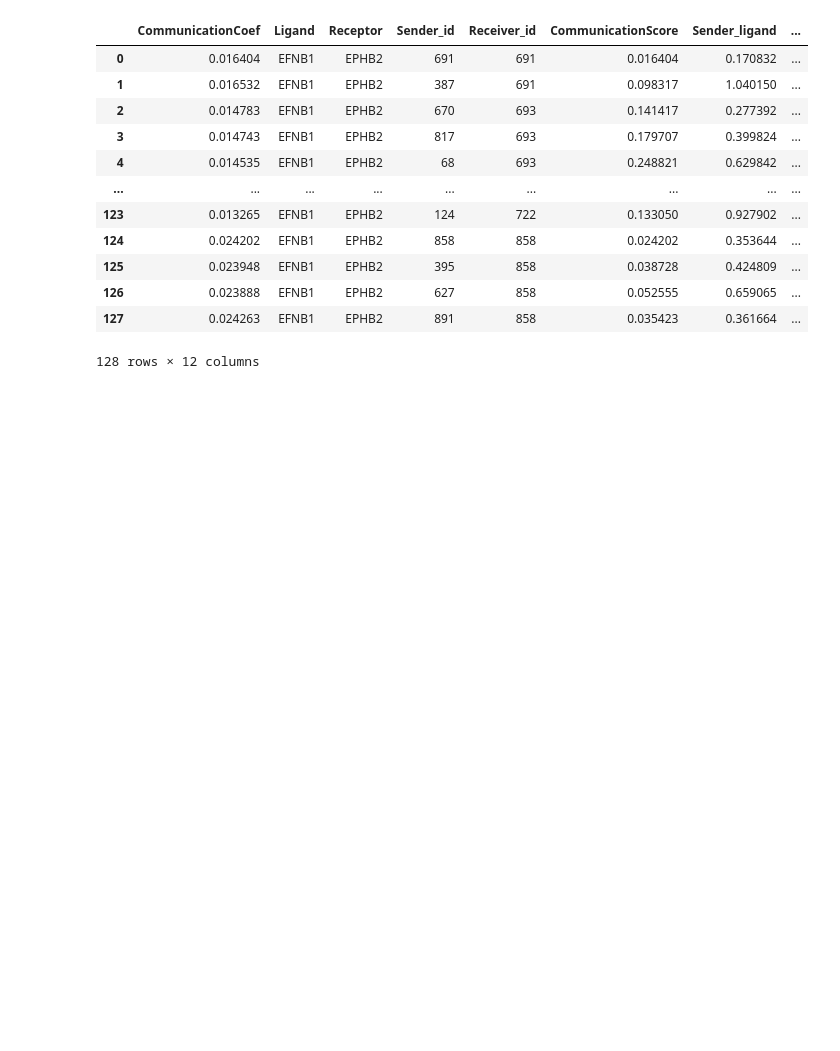
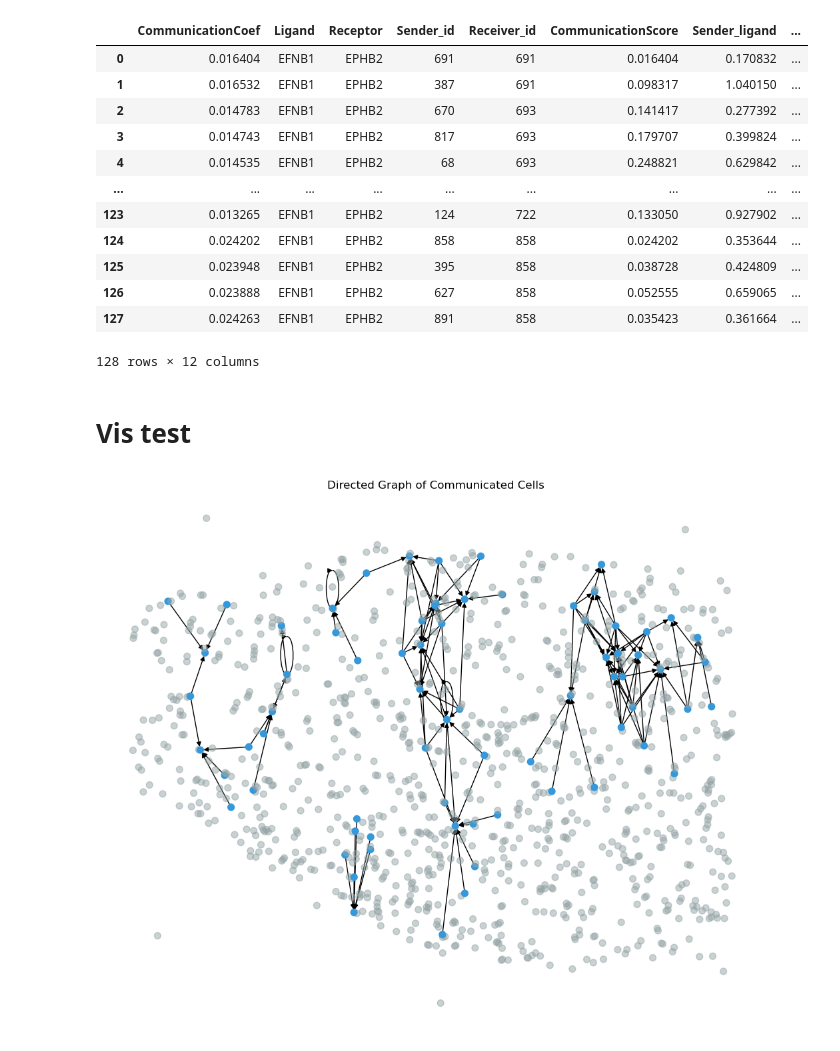
Before and after one commit to yeonsoo00/mSPACE, a Jupyter notebook: test_.ipynb, the cells around one changed output. Drawn from its saved outputs; the diff is of its cells as text; code cells hidden in the pictures; blank space fills up the shorter version.

Commit message:
plot for communicating cells updated

```diff
--- a/test_.ipynb
+++ b/test_.ipynb
@@ -56,3 +72,5 @@ df_filtered
 | 126 | 0.023888 | EFNB1 | EPHB2 | 627 | 858 | 0.052555 | 0.659065 | ... |
 | 127 | 0.024263 | EFNB1 | EPHB2 | 891 | 858 | 0.035423 | 0.361664 | ... |
 128 rows × 12 columns
+# %% [markdown]
+# Vis test
@@ -58,0 +87,19 @@ df_filtered
+# %%
+def getcolorlist():
+    # Define colormaps
+    cmap1 = plt.cm.tab20(np.linspace(0, 1, 10))
+    cmap2 = plt.cm.tab20b(np.linspace(0, 1, 10))
+    cmap3 = plt.cm.tab20c(np.linspace(0, 1, 10))
+
+    # Combine them into one array of colors
+    all_colors = np.vstack([cmap1, cmap2, cmap3])
+    hex_colors = [f"#{int(255 * r):02x}{int(255 * g):02x}{int(255 * b):02x}" for r, g, b, a in all_colors]
+
+    return hex_colors
+def buildgraphfromprocessfile(locationlist,graph_node_id_name, celltype,colored_node_ids):
+    colorlist = getcolorlist()
+    G=nx.DiGraph()
+    for nodeid, (nodename, loc) in tqdm(enumerate(zip(graph_node_id_name, locationlist)), total=len(locationlist), desc="Creating Di-graph"):
+        G.add_node(nodeid,pos=loc,color=colorlist[celltype[nodename]]if nodeid in colored_node_ids else"#D3D3D3")
+
+    return G
@@ -58,0 +138,42 @@ df_filtered
+# %%
+def plot_directed_graph(ligand, receptor):
+    import pandas as pd
+    import networkx as nx
+    import matplotlib.pyplot as plt
+
+    # Load datasets
+    df_comm = pd.read_csv('/home/yec23006/projects/research/app/mSpace/CLARA/Dataset/Testdata/Mapped_new/csv/Mapped_new_0.08_CCI_details.csv')  # Communication data
+    df_cells = pd.read_csv('/home/yec23006/projects/research/app/mSpace/assets/data_09012023/geneexpression.csv')  # Cell coordinates
+
+    # Filter by ligand and receptor
+    filtered_comm = df_comm[(df_comm['Ligand'] == ligand) & (df_comm['Receptor'] == receptor)]
+
+    # Create a directed graph
+    G = nx.DiGraph()
+
+    # Add all cells as nodes
+    for _, row in df_cells.iterrows():
+        G.add_node(row['cellid'], pos=(row['cellx'], row['celly']))
+
+    # Add edges based on communication data and mark communicating cells
+    for _, row in filtered_comm.iterrows():
+        G.add_edge(row['Sender'], row['Receiver'], weight=row['CommunicationScore'])
+
+    # Node colors - add alpha to gray nodes
+    node_colors = [(0.585, 0.645, 0.65, 0.5) if node not in set(filtered_comm['Sender']) | set(filtered_comm['Receiver']) else (0.203, 0.596, 0.858, 1) for node in G.nodes()]
+
+    # Position of nodes
+    pos = {node: (data['pos'][0], data['pos'][1]) for node, data in G.nodes(data=True)}
+
+    # Draw the graph
+    plt.figure(figsize=(10, 8))
+    nx.draw(G, pos, node_color=node_colors, node_size=50,
+            edge_color='black', linewidths=1,
+            arrows=True, arrowsize=10, with_labels=False)
+    plt.title('Directed Graph of Communicated Cells')
+    plt.show()
+
+# Example usage
+plot_directed_graph('EFNB1', 'EPHB2')
+# %% [output]
+[figure, added]
```
Also changed, not shown: parts of 7 cells of this notebook, 2 other files.
